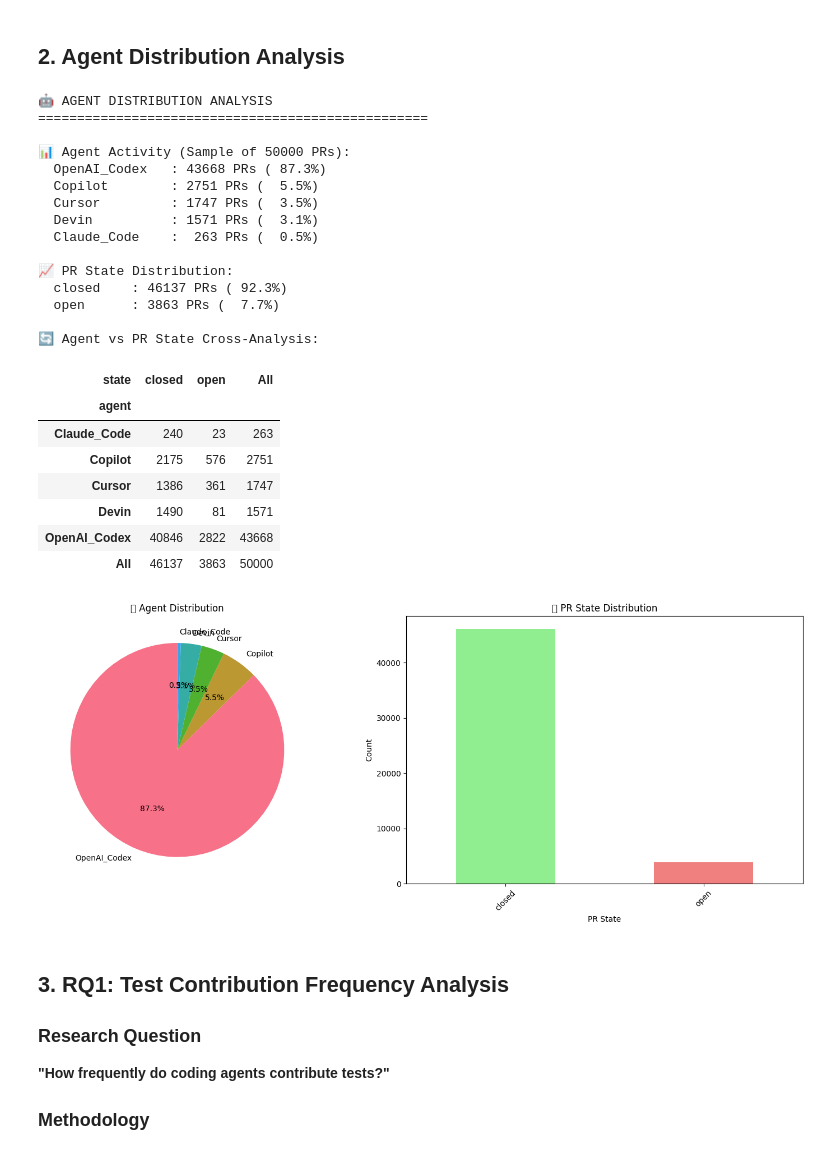
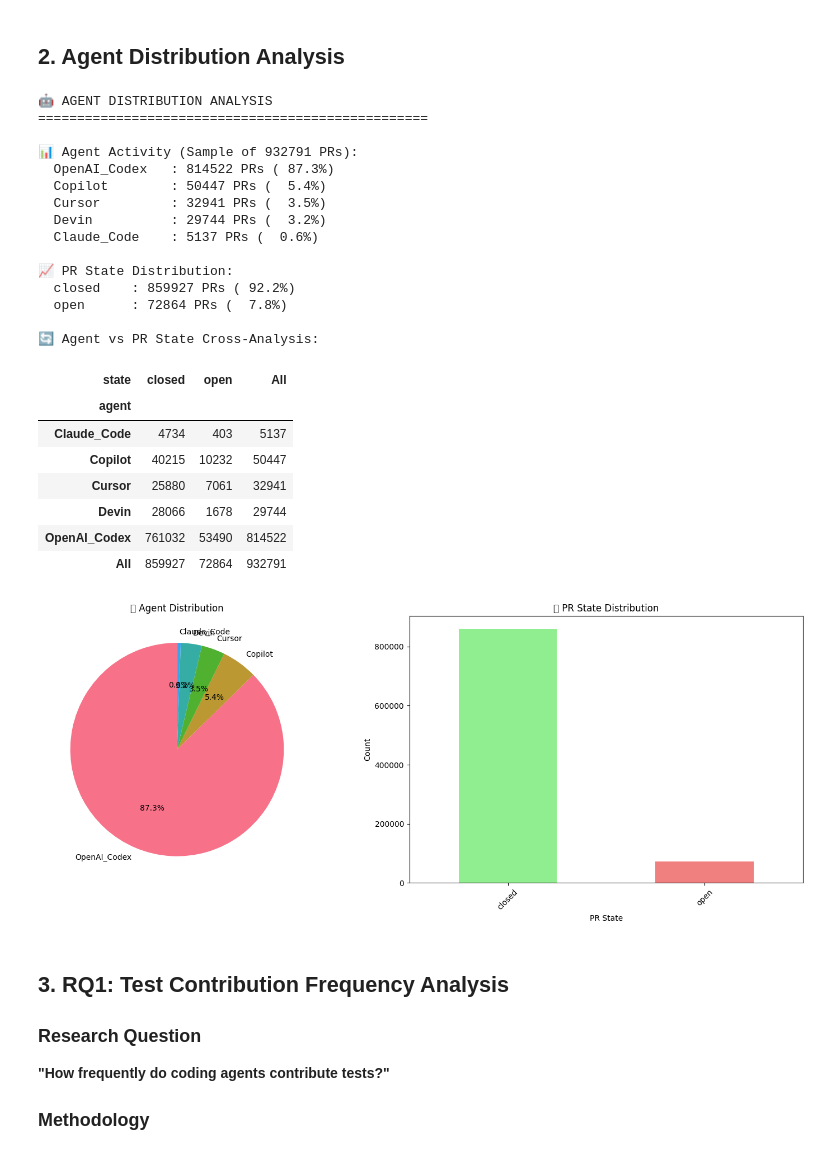
Before and after one commit to ghost1100/MSR2026, a Jupyter notebook: notebooks/RQ1_Agent_Distribution.ipynb, the cells around one changed output. Saved outputs shown, nothing was run; the diff lists cells and outputs as text; code cells hidden in the pictures.

```diff
--- a/notebooks/RQ1_Agent_Distribution.ipynb
+++ b/notebooks/RQ1_Agent_Distribution.ipynb
@@ -225,70 +225,70 @@ memory usage: 5.7+ MB
 ## 2. Agent Distribution Analysis
 # %%
 # 2.1 Agent Activity Analysis
-print("🤖 AGENT DISTRIBUTION ANALYSIS")
+print(" AGENT DISTRIBUTION ANALYSIS")
 print("=" * 50)
 
 # Agent counts
 agent_counts = df_sample['agent'].value_counts()
-print(f"\n📊 Agent Activity (Sample of {len(df_sample)} PRs):")
+print(f"\n Agent Activity (Sample of {len(df_sample)} PRs):")
 for agent, count in agent_counts.items():
     percentage = (count / len(df_sample)) * 100
     print(f"  {agent:<15}: {count:4d} PRs ({percentage:5.1f}%)")
 
 # PR State analysis
-print(f"\n📈 PR State Distribution:")
+print(f"\n PR State Distribution:")
 state_counts = df_sample['state'].value_counts()
 for state, count in state_counts.items():
     percentage = (count / len(df_sample)) * 100
     print(f"  {state:<10}: {count:4d} PRs ({percentage:5.1f}%)")
 
 # Cross-tabulation: Agent vs State
-print(f"\n🔄 Agent vs PR State Cross-Analysis:")
+print(f"\n Agent vs PR State Cross-Analysis:")
 agent_state_crosstab = pd.crosstab(df_sample['agent'], df_sample['state'], margins=True)
 display(agent_state_crosstab)
 
 # Visualization
 fig, axes = plt.subplots(1, 2, figsize=(15, 6))
 
 # Agent distribution pie chart
 agent_counts.plot(kind='pie', ax=axes[0], autopct='%1.1f%%', startangle=90)
-axes[0].set_title('🤖 Agent Distribution')
+axes[0].set_title(' Agent Distribution')
 axes[0].set_ylabel('')
 
 # State distribution bar chart
 state_counts.plot(kind='bar', ax=axes[1], color=['lightgreen', 'lightcoral', 'lightblue'])
-axes[1].set_title('📊 PR State Distribution')
+axes[1].set_title(' PR State Distribution')
 axes[1].set_xlabel('PR State')
 axes[1].set_ylabel('Count')
 axes[1].tick_params(axis='x', rotation=45)
 
 plt.tight_layout()
 plt.show()
 # %% [output]
 🤖 AGENT DISTRIBUTION ANALYSIS
 ==================================================
 
-📊 Agent Activity (Sample of 50000 PRs):
-  OpenAI_Codex   : 43668 PRs ( 87.3%)
-  Copilot        : 2751 PRs (  5.5%)
-  Cursor         : 1747 PRs (  3.5%)
-  Devin          : 1571 PRs (  3.1%)
-  Claude_Code    :  263 PRs (  0.5%)
+📊 Agent Activity (Sample of 932791 PRs):
+  OpenAI_Codex   : 814522 PRs ( 87.3%)
+  Copilot        : 50447 PRs (  5.4%)
+  Cursor         : 32941 PRs (  3.5%)
+  Devin          : 29744 PRs (  3.2%)
+  Claude_Code    : 5137 PRs (  0.6%)
 
 📈 PR State Distribution:
-  closed    : 46137 PRs ( 92.3%)
-  open      : 3863 PRs (  7.7%)
+  closed    : 859927 PRs ( 92.2%)
+  open      : 72864 PRs (  7.8%)
 
 🔄 Agent vs PR State Cross-Analysis:
 | state | closed | open | All |
 | agent |  |  |  |
-| Claude_Code | 240 | 23 | 263 |
-| Copilot | 2175 | 576 | 2751 |
-| Cursor | 1386 | 361 | 1747 |
-| Devin | 1490 | 81 | 1571 |
-| OpenAI_Codex | 40846 | 2822 | 43668 |
-| All | 46137 | 3863 | 50000 |
+| Claude_Code | 4734 | 403 | 5137 |
+| Copilot | 40215 | 10232 | 50447 |
+| Cursor | 25880 | 7061 | 32941 |
+| Devin | 28066 | 1678 | 29744 |
+| OpenAI_Codex | 761032 | 53490 | 814522 |
+| All | 859927 | 72864 | 932791 |
-[figure, old version]
+[figure, new version]
 # %% [markdown]
 ## 3. RQ1: Test Contribution Frequency Analysis
 
```
Also changed, not shown: parts of 13 cells of this notebook, 31 other files.
